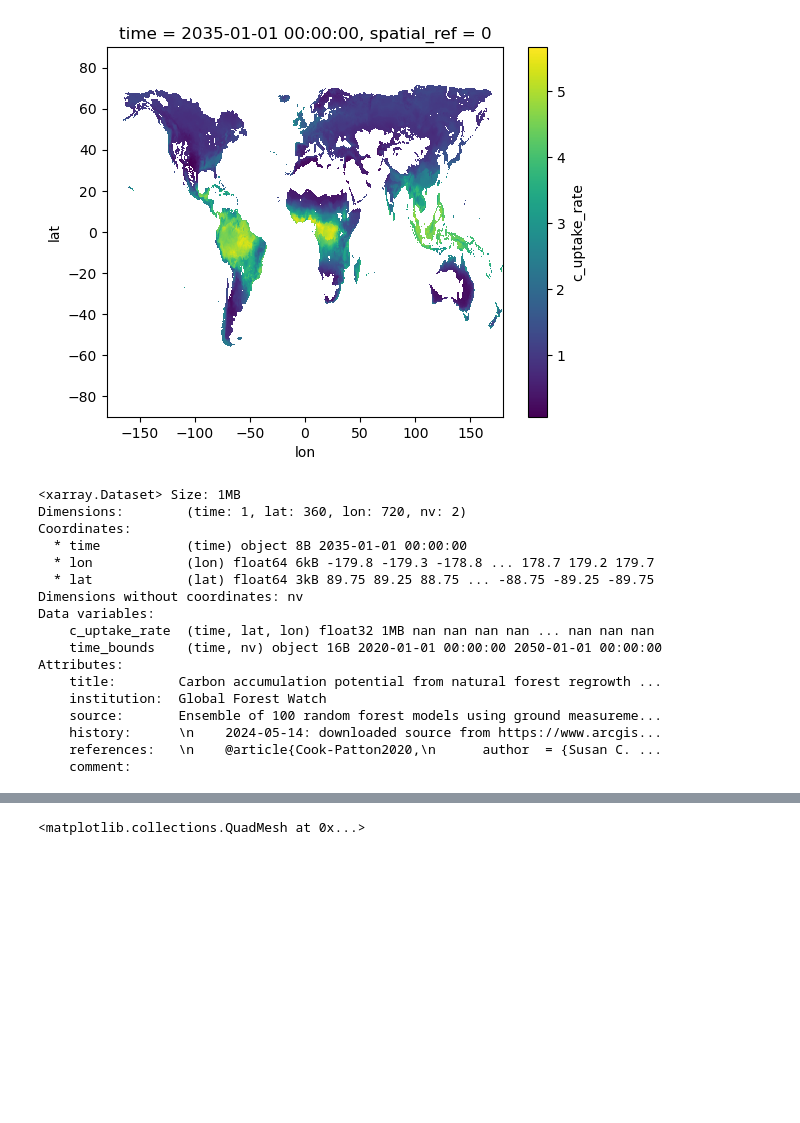
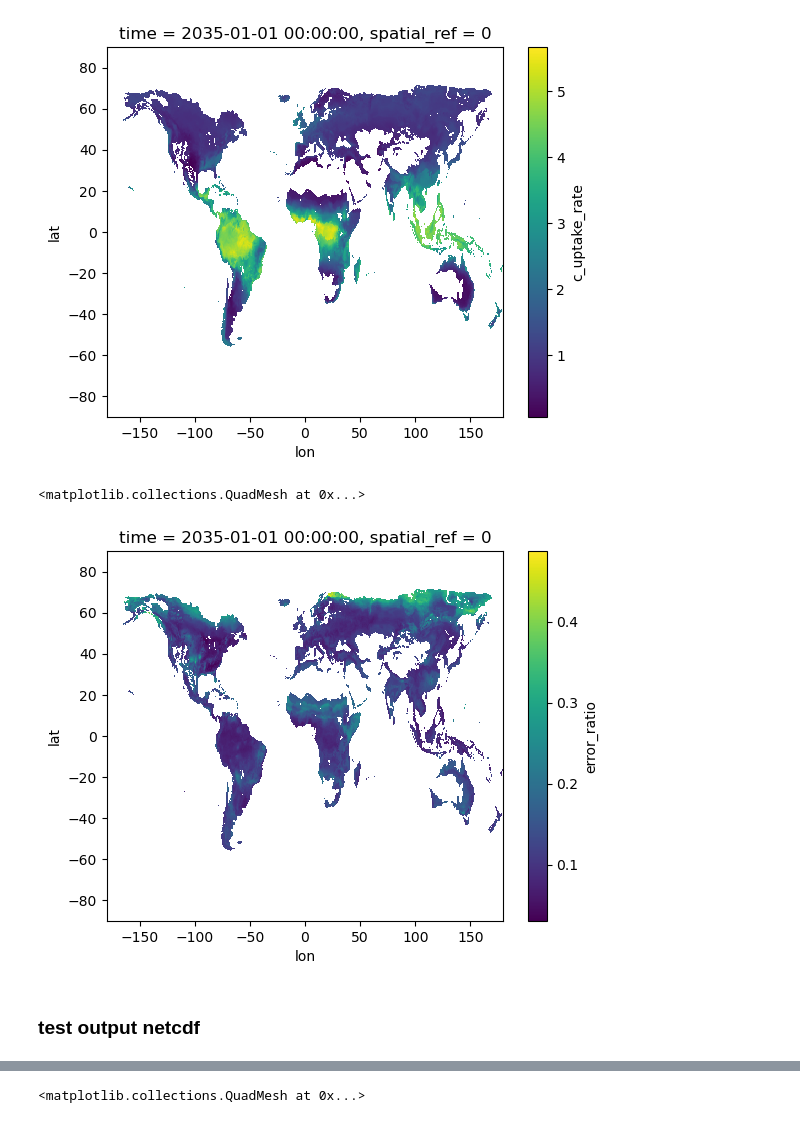
Before and after one commit to rubisco-sfa/ILAMB-Data, a Jupyter notebook: GFW/debug_convert.ipynb, the cells around one changed output, grey strips where cells are left out. Saved outputs shown, nothing was run; the diff lists cells and outputs as text; code cells hidden in the pictures; blank space fills up the shorter version.

Commit message:
closes #51: added metadata and reformatted xarrays

```diff
--- a/GFW/debug_convert.ipynb
+++ b/GFW/debug_convert.ipynb
@@ -35,7 +41,9 @@ if epsg_code != 4326:
 # %%
 # resample to 0.5 degrees
-target_res = 0.5
-resampled_data = data.coarsen(x=(int(target_res / abs(data.rio.resolution()[0]))),
-                              y=(int(target_res / abs(data.rio.resolution()[1])))).mean()
+def coarsen(target_res, data):
+    resampled_data = data.coarsen(x=(int(target_res / abs(data.rio.resolution()[0]))),
+                                  y=(int(target_res / abs(data.rio.resolution()[1])))).mean()
+    return resampled_data
 # %%
-resampled_data.dims
+data = coarsen(0.5, data)
+errd = coarsen(0.5, errd)
@@ -44,5 +50,7 @@ FrozenMappingWarningOnValuesAccess({'y': 360, 'x': 720})
 # %%
-ds = resampled_data.rename({'x': 'lon', 'y': 'lat', 'band_1':'c_uptake_rate'})
+# rename dims
+ds = data.rename({'x': 'lon', 'y': 'lat', 'band_1':'c_uptake_rate'})
+er = errd.rename({'x': 'lon', 'y': 'lat', 'band_1':'error_ratio'})
 # %%
 # numpy array of time bounds
 tb_arr = np.asarray([
@@ -56,9 +64,17 @@ tb_da = xr.DataArray(tb_arr, dims=('time', 'nv'))
 # add time dimension and time bounds attribute
 ds = ds.expand_dims(time=tb_da.mean(dim='nv'))
 ds['time_bounds'] = tb_da
+er = er.expand_dims(time=tb_da.mean(dim='nv'))
+er['time_bounds'] = tb_da
 # %%
 ds_t0 = ds.isel(time=0)
 ds['c_uptake_rate'].plot()
 # %% [output]
 <matplotlib.collections.QuadMesh at 0x...>
 [figure]
+# %%
+er_t0 = er.isel(time=0)
+er['error_ratio'].plot()
+# %% [output]
+<matplotlib.collections.QuadMesh at 0x...>
+[figure, added]
@@ -93,21 +134 @@ ds.attrs = {
     'comment':''}
-# %%
-ds
-# %% [output]
-<xarray.Dataset> Size: 1MB
-Dimensions:        (time: 1, lat: 360, lon: 720, nv: 2)
-Coordinates:
-  * time           (time) object 8B 2035-01-01 00:00:00
-  * lon            (lon) float64 6kB -179.8 -179.3 -178.8 ... 178.7 179.2 179.7
-  * lat            (lat) float64 3kB 89.75 89.25 88.75 ... -88.75 -89.25 -89.75
-Dimensions without coordinates: nv
-Data variables:
-    c_uptake_rate  (time, lat, lon) float32 1MB nan nan nan nan ... nan nan nan
-    time_bounds    (time, nv) object 16B 2020-01-01 00:00:00 2050-01-01 00:00:00
-Attributes:
-    title:        Carbon accumulation potential from natural forest regrowth ...
-    institution:  Global Forest Watch
-    source:       Ensemble of 100 random forest models using ground measureme...
-    history:      \n    2024-05-14: downloaded source from https://www.arcgis...
-    references:   \n    @article{Cook-Patton2020,\n      author  = {Susan C. ...
-    comment:
@@ -113,0 +142,2 @@ Attributes:
+# %% [markdown]
+### test output netcdf
```
Also changed, not shown: parts of 16 cells of this notebook, 1 other file.
